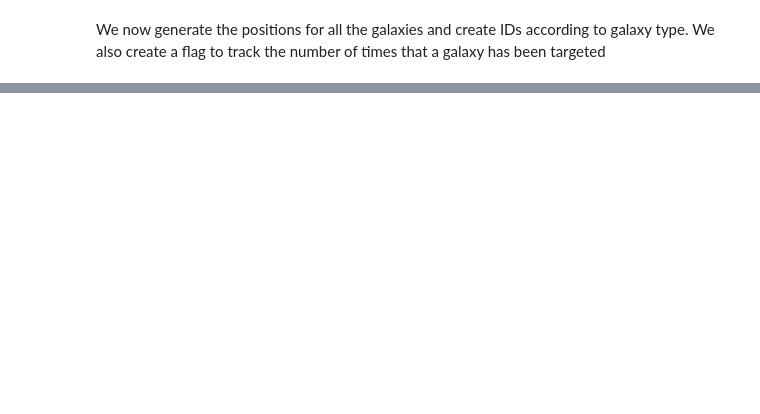
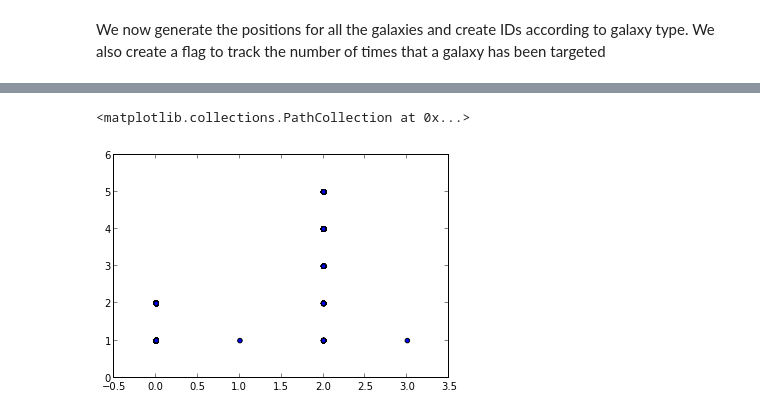
Before and after one commit to forero/FiberDESI, a Jupyter notebook: src/EffectCorrelationFunction.ipynb, the cells around one changed output, grey strips where cells are left out. Drawn from its saved outputs; the diff is of its cells as text; code cells hidden in the pictures; blank space fills up the shorter version.

```diff
--- a/src/EffectCorrelationFunction.ipynb
+++ b/src/EffectCorrelationFunction.ipynb
@@ -241,0 +349,5 @@ scatter(gal_pos_x[observed], gal_pos_y[observed], s=0.1)
+# %%
+scatter(gal_type[observed], gal_ntimes_targeted[observed])
+# %% [output]
+<matplotlib.collections.PathCollection at 0x...>
+[figure, added]
```
Also changed, not shown: parts of 20 cells of this notebook.
